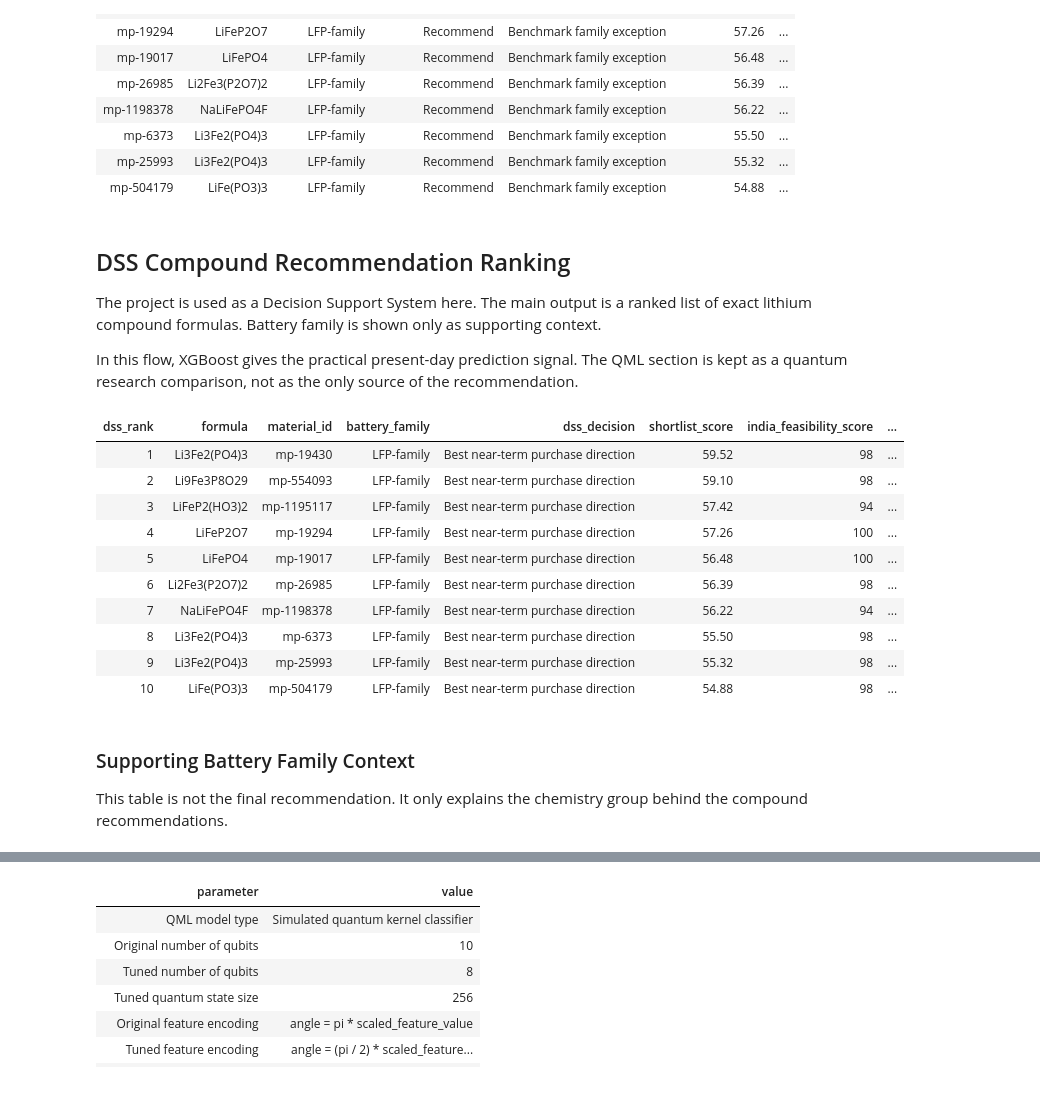
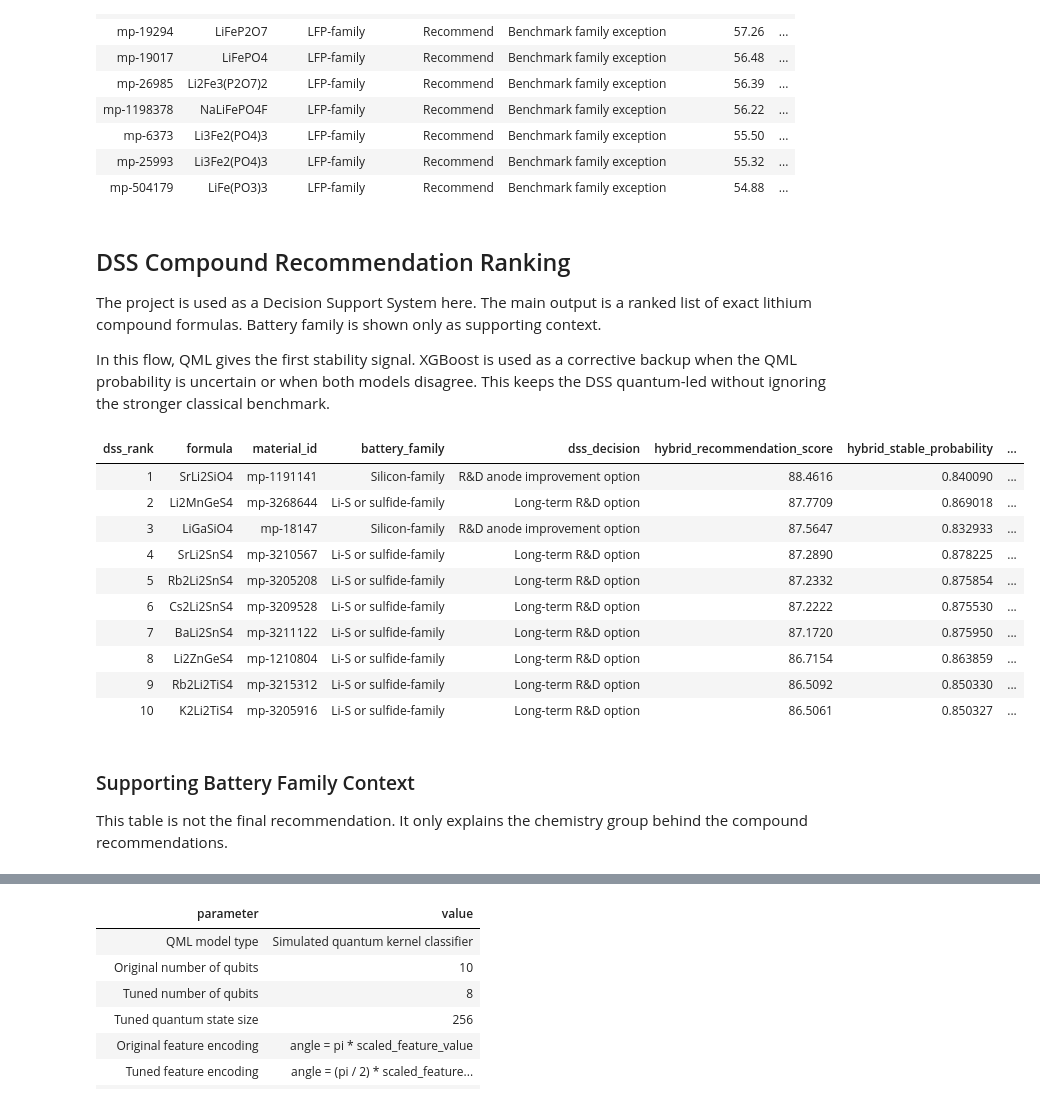
Before and after one commit to lifeknife10A/hybrid-quantum-battery-stability-prediction, a Jupyter notebook: Battery Materials DSS QML/Battery Materials DSS QML Main Presentation.ipynb, the cells around one changed output, grey strips where cells are left out. Saved outputs shown, nothing was run; the diff lists cells and outputs as text; code cells hidden in the pictures.

Commit message:
Make DSS ranking QML-primary hybrid

```diff
--- a/Battery Materials DSS QML/Battery Materials DSS QML Main Presentation.ipynb
+++ b/Battery Materials DSS QML/Battery Materials DSS QML Main Presentation.ipynb
@@ -266,9 +266,10 @@ The project is used as a Decision Support System here. The main output is a
 ranked list of exact lithium compound formulas. Battery family is shown only as
 supporting context.
 
-In this flow, XGBoost gives the practical present-day prediction signal. The
-QML section is kept as a quantum research comparison, not as the only source of
-the recommendation.
+In this flow, QML gives the first stability signal. XGBoost is used as a
+corrective backup when the QML probability is uncertain or when both models
+disagree. This keeps the DSS quantum-led without ignoring the stronger
+classical benchmark.
 """))
 
 dss_compound_display_columns = [
@@ -277,9 +278,15 @@ dss_compound_display_columns = [
     "material_id",
     "battery_family",
     "dss_decision",
+    "hybrid_recommendation_score",
+    "hybrid_stable_probability",
+    "qml_stable_probability",
+    "xgboost_stable_probability",
+    "qml_confidence_band",
+    "hybrid_decision_role",
+    "model_disagreement",
     "shortlist_score",
     "india_feasibility_score",
-    "predicted_stable_probability",
     "predicted_energy_above_hull_clipped",
     "band_gap",
     "short_conceptual_reason",
@@ -287,48 +294,52 @@ dss_compound_display_columns = [
 dss_compound_display_dataframe = dss_compound_ranking_dataframe[
     dss_compound_display_columns
 ].head(10)
 display(dss_compound_display_dataframe)
 
 display(Markdown("""### Supporting Battery Family Context
 
 This table is not the final recommendation. It only explains the chemistry
 group behind the compound recommendations.
 """))
 
 dss_family_display_columns = [
     "dss_rank",
     "battery_family",
     "dss_decision",
     "shortlist_rows",
+    "average_hybrid_recommendation_score",
+    "average_hybrid_stable_probability",
+    "average_qml_stable_probability",
+    "average_xgboost_stable_probability",
     "average_india_feasibility_score",
-    "average_predicted_stable_probability",
     "median_predicted_energy_above_hull",
     "top_formula",
     "short_reason",
 ]
 dss_family_display_dataframe = dss_family_ranking_dataframe[dss_family_display_columns]
 display(dss_family_display_dataframe)
 # %% [output]
 ## DSS Compound Recommendation Ranking
 
 The project is used as a Decision Support System here. The main output is a
 ranked list of exact lithium compound formulas. Battery family is shown only as
 supporting context.
 
-In this flow, XGBoost gives the practical present-day prediction signal. The
-QML section is kept as a quantum research comparison, not as the only source of
-the recommendation.
+In this flow, QML gives the first stability signal. XGBoost is used as a
+corrective backup when the QML probability is uncertain or when both models
+disagree. This keeps the DSS quantum-led without ignoring the stronger
+classical benchmark.
-| dss_rank | formula | material_id | battery_family | dss_decision | shortlist_score | india_feasibility_score | ... |
-| 1 | Li3Fe2(PO4)3 | mp-19430 | LFP-family | Best near-term purchase direction | 59.52 | 98 | ... |
-| 2 | Li9Fe3P8O29 | mp-554093 | LFP-family | Best near-term purchase direction | 59.10 | 98 | ... |
-| 3 | LiFeP2(HO3)2 | mp-1195117 | LFP-family | Best near-term purchase direction | 57.42 | 94 | ... |
-| 4 | LiFeP2O7 | mp-19294 | LFP-family | Best near-term purchase direction | 57.26 | 100 | ... |
-| 5 | LiFePO4 | mp-19017 | LFP-family | Best near-term purchase direction | 56.48 | 100 | ... |
-| 6 | Li2Fe3(P2O7)2 | mp-26985 | LFP-family | Best near-term purchase direction | 56.39 | 98 | ... |
-| 7 | NaLiFePO4F | mp-1198378 | LFP-family | Best near-term purchase direction | 56.22 | 94 | ... |
-| 8 | Li3Fe2(PO4)3 | mp-6373 | LFP-family | Best near-term purchase direction | 55.50 | 98 | ... |
-| 9 | Li3Fe2(PO4)3 | mp-25993 | LFP-family | Best near-term purchase direction | 55.32 | 98 | ... |
-| 10 | LiFe(PO3)3 | mp-504179 | LFP-family | Best near-term purchase direction | 54.88 | 98 | ... |
+| dss_rank | formula | material_id | battery_family | dss_decision | hybrid_recommendation_score | hybrid_stable_probability | ... |
+| 1 | SrLi2SiO4 | mp-1191141 | Silicon-family | R&D anode improvement option | 88.4616 | 0.840090 | ... |
+| 2 | Li2MnGeS4 | mp-3268644 | Li-S or sulfide-family | Long-term R&D option | 87.7709 | 0.869018 | ... |
+| 3 | LiGaSiO4 | mp-18147 | Silicon-family | R&D anode improvement option | 87.5647 | 0.832933 | ... |
+| 4 | SrLi2SnS4 | mp-3210567 | Li-S or sulfide-family | Long-term R&D option | 87.2890 | 0.878225 | ... |
+| 5 | Rb2Li2SnS4 | mp-3205208 | Li-S or sulfide-family | Long-term R&D option | 87.2332 | 0.875854 | ... |
+| 6 | Cs2Li2SnS4 | mp-3209528 | Li-S or sulfide-family | Long-term R&D option | 87.2222 | 0.875530 | ... |
+| 7 | BaLi2SnS4 | mp-3211122 | Li-S or sulfide-family | Long-term R&D option | 87.1720 | 0.875950 | ... |
+| 8 | Li2ZnGeS4 | mp-1210804 | Li-S or sulfide-family | Long-term R&D option | 86.7154 | 0.863859 | ... |
+| 9 | Rb2Li2TiS4 | mp-3215312 | Li-S or sulfide-family | Long-term R&D option | 86.5092 | 0.850330 | ... |
+| 10 | K2Li2TiS4 | mp-3205916 | Li-S or sulfide-family | Long-term R&D option | 86.5061 | 0.850327 | ... |
 ### Supporting Battery Family Context
 
 This table is not the final recommendation. It only explains the chemistry
```
Also changed, not shown: parts of 3 cells of this notebook, 10 other files.
